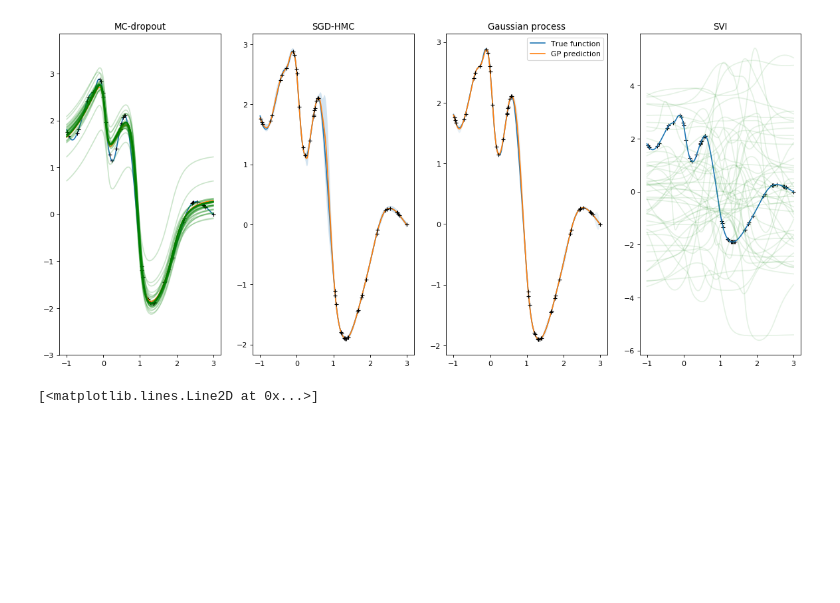
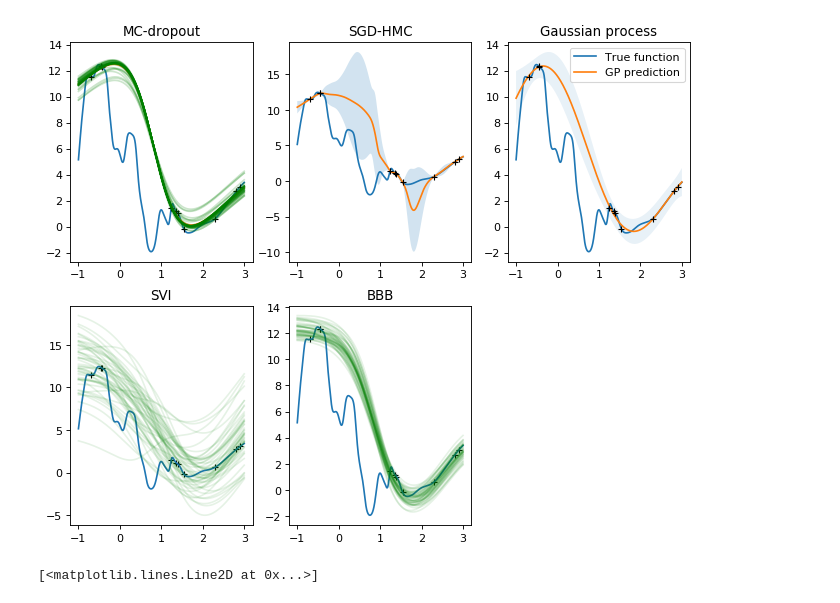
Before and after one commit to Alaya-in-Matrix/BNN, a Jupyter notebook: test_nn.ipynb, the cells around one changed output. Cells and saved outputs as stored; diff of their text form; code cells hidden in the pictures; blank space fills up the shorter version.

```diff
--- a/test_nn.ipynb
+++ b/test_nn.ipynb
@@ -16,9 +18,9 @@ from pybnn.bohamiann import Bohamiann
 plt.rcParams['figure.figsize'] = (12.0, 8)
 # %%
 bench = RandomNN(1,3,50,nn.Tanh())
-bench.rand_normal_weight(0.6)
+bench.rand_normal_weight(1)
 num_plot  = 1000
-num_train = 50
+num_train = 10
 x = torch.linspace(-1,3,num_plot)[:,None]
 y = bench(x).detach()
 train_id = np.random.permutation(num_plot)[:num_train]
@@ -52,15 +54,23 @@ gp = GPy.models.GPRegression(X=train_x.numpy(), Y= train_y.detach().numpy(), ker
 gp.likelihood.variance = 1e-2
 
 conf_svi = dict()
-conf_svi['num_iters'] = 2000
+conf_svi['num_iters'] = 4000
 conf_svi['lr'] = 1e-2
-conf_svi['num_layers'] = 3
-conf_svi['log_noise_mean'] = -2
-conf_svi['num_hidden'] = 10
-conf_svi['weight_prior'] = 0.6
-conf_svi['bias_prior'] = 1
+conf_svi['num_layers'] = 1
+conf_svi['noise_level'] = 0.05
 svi_model = BNN_SVI(dim = 1, act = nn.Tanh(), conf = conf_svi)
+
+conf_bbb                = dict()
+conf_bbb['num_epochs']  = 4000
+conf_bbb['batch_size']  = 25
+conf_bbb['num_layers']  = 1
+conf_bbb['print_every'] = 50
+conf_bbb['lr']          = 1e-2
+conf_bbb['n_samples']   = 4
+conf_bbb['noise_level'] = 0.05
+bbb_model                   = BNN_BBB(dim = 1, act = nn.Tanh(), conf = conf_bbb)
 # %%
+bbb_model.train(train_x,train_y)
 svi_model.train(train_x, train_y)
 hmc_model.train(train_x, train_y)
 model.train(train_x, train_y)
@@ -131,10 +138,10 @@ ps = torch.sqrt(pv)
 m_hmc,v_hmc = hmc_model.predict_mv(x)
 m_hmc = m_hmc.detach().numpy().reshape(num_plot)
 s_hmc   = v_hmc.sqrt().detach().numpy().reshape(num_plot)
-fig=plt.figure(figsize=(18, 8), dpi= 80, facecolor='w', edgecolor='k')
+fig=plt.figure(figsize=(10, 8), dpi= 80, facecolor='w', edgecolor='k')
 
 
-plt.subplot(141)
+plt.subplot(231)
 plt.plot(x.numpy(), y.detach().numpy())
 plt.plot(train_x.numpy(), train_y.detach().numpy(),'k+')
 plt.plot(x.numpy(),py.detach().numpy(),label = 'Pred')
@@ -147,37 +154,46 @@ for i in range(50):
     py  = net((x - model.x_mean) / model.x_std) * model.y_std + model.y_mean
     plt.plot(x.numpy(),py.detach().numpy(), 'g', alpha = 0.2)
 plt.title('MC-dropout')
 
-plt.subplot(142)
+plt.subplot(232)
 plt.plot(x.numpy(), y.detach().numpy())
 plt.plot(x.numpy(), m_hmc)
 plt.plot(train_x.numpy(), train_y.detach().numpy(),'k+')
 plt.fill_between(x.numpy().reshape(num_plot), m_hmc +3* s_hmc, m_hmc -3* s_hmc, alpha = 0.2)
 plt.title('SGD-HMC')
 
-plt.subplot(143)
+plt.subplot(233)
 gp_m, gp_v = gp.predict(x.numpy())
 plt.plot(x.numpy(), y.detach().numpy(), label = 'True function')
 plt.plot(x.numpy(), gp_m, label = 'GP prediction')
 plt.plot(train_x.numpy(), train_y.detach().numpy(),'k+')
 plt.fill_between(x.numpy().reshape(num_plot), (gp_m - 3 * np.sqrt(gp_v)).reshape(num_plot), (gp_m + 3 * np.sqrt(gp_v)).reshape(num_plot), alpha = 0.1)
 plt.legend()
 plt.title('Gaussian process')
 
 
-plt.subplot(144)
+plt.subplot(234)
 plt.title('SVI')
 plt.plot(train_x.numpy(), train_y.detach().numpy(),'k+')
 plt.plot(x.numpy(), y.detach().numpy(), label = 'True function')
 
 num_samples = 50;
 for i in range(50):
     r_net = svi_model.sample()
     py     = svi_model.sample_predict(r_net,x)
+    plt.plot(x.numpy(), py.detach().numpy(),'g',alpha = 0.1)
 
+plt.subplot(235)
+plt.title('BBB')
+plt.plot(train_x.numpy(), train_y.detach().numpy(),'k+')
+plt.plot(x.numpy(), y.detach().numpy(), label = 'True function')
+
+num_samples = 50;
+for i in range(50):
+    py     = bbb_model.nn((x - bbb_model.x_mean) / bbb_model.x_std) * bbb_model.y_std + bbb_model.y_mean
     plt.plot(x.numpy(), py.detach().numpy(),'g',alpha = 0.1)
 # %% [output]
-[figure, old version]
+[figure, new version]
 # %%
 xs = torch.linspace(-10,10,1000)
 f = nn.Softplus()
```
Also changed, not shown: parts of 3 cells of this notebook, 6 other files.
